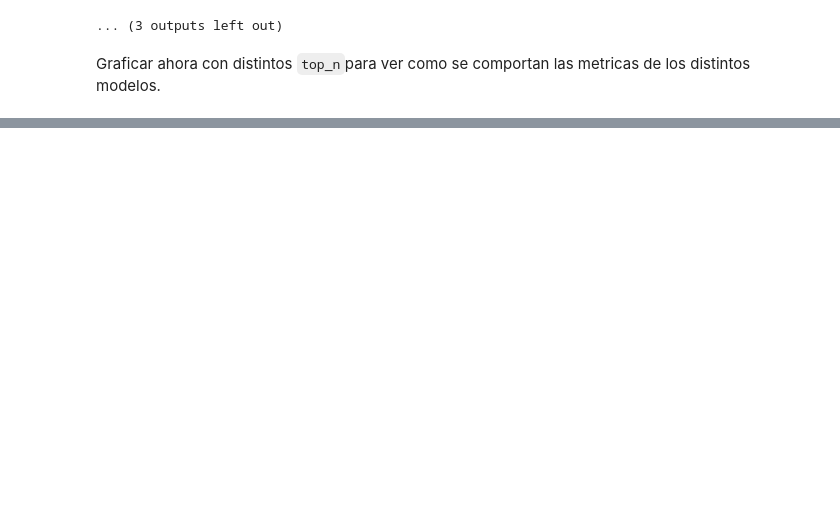
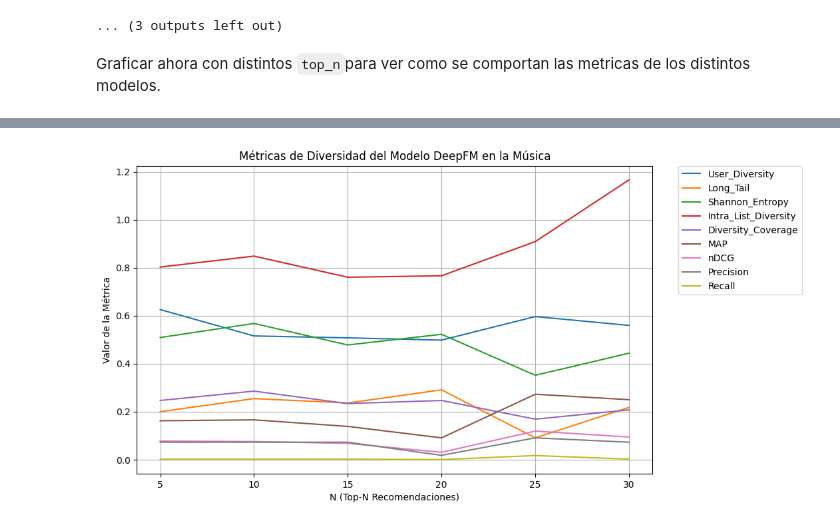
Before and after one commit to ferperezh/IIC3633_ProyectoMetricaDiversidad, a Jupyter notebook: musica/musica_metrica_diversidad.ipynb, the cells around one changed output, grey strips where cells are left out. Cells and saved outputs as stored; diff of their text form; code cells hidden in the pictures; blank space fills up the shorter version.

```diff
--- a/musica/musica_metrica_diversidad.ipynb
+++ b/musica/musica_metrica_diversidad.ipynb
@@ -1813,0 +2313,29 @@ plt.show()
+# %%
+# Métricas de diversidad a graficar para deepfm
+metrics_to_plot = [
+    "User_Diversity", "Long_Tail", "Shannon_Entropy",
+    "Intra_List_Diversity", "Diversity_Coverage", "MAP",
+    "nDCG", "Precision", "Recall"
+]
+
+# Configurar el gráfico
+plt.figure(figsize=(10, 6))
+
+# Graficar cada métrica
+for metric in metrics_to_plot:
+    plt.plot(results_deepfm_df['N'], results_deepfm_df[metric], label=metric)
+
+# Configurar título, etiquetas y leyenda
+plt.title("Métricas de Diversidad del Modelo DeepFM en la Música")
+plt.xlabel("N (Top-N Recomendaciones)")
+plt.ylabel("Valor de la Métrica")
+plt.legend(
+    loc="upper left",            # Posición base dentro del gráfico
+    bbox_to_anchor=(1.05, 1),    # Ajuste para colocarla fuera, en la esquina superior derecha
+    fontsize=10,                 # Tamaño de la fuente
+    borderaxespad=0              # Reducir espacio entre la leyenda y el gráfico
+)
+plt.grid()
+plt.show()
+# %% [output]
+[figure, added]
```
Also changed, not shown: parts of 7 cells of this notebook.
